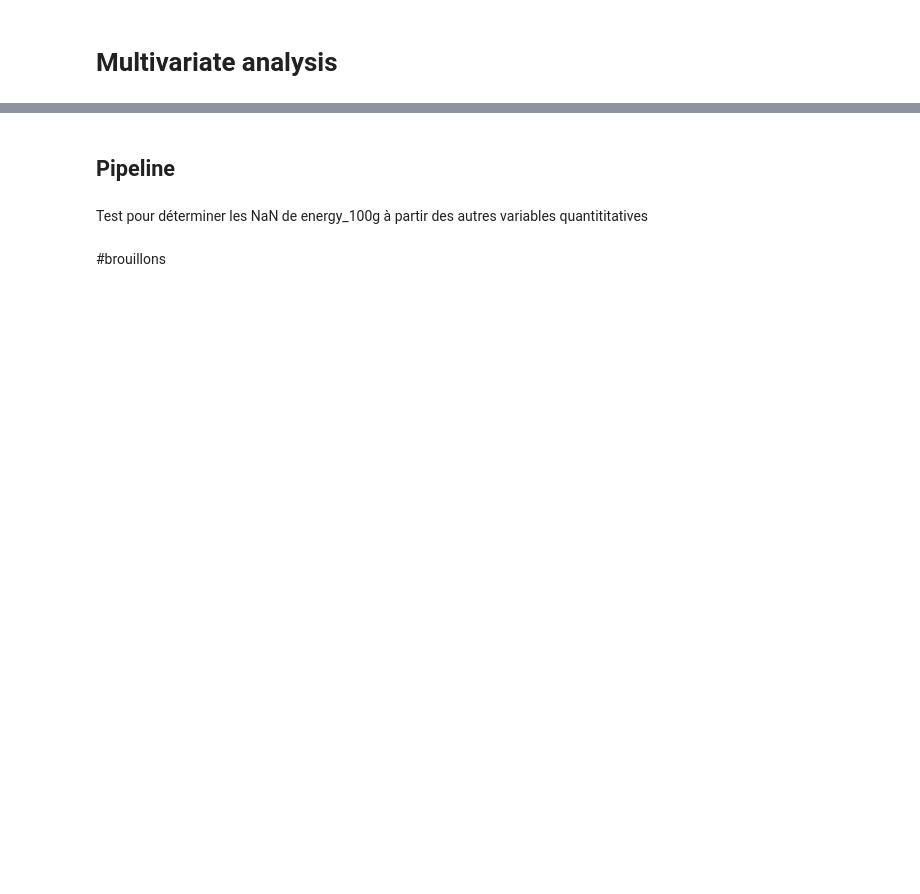
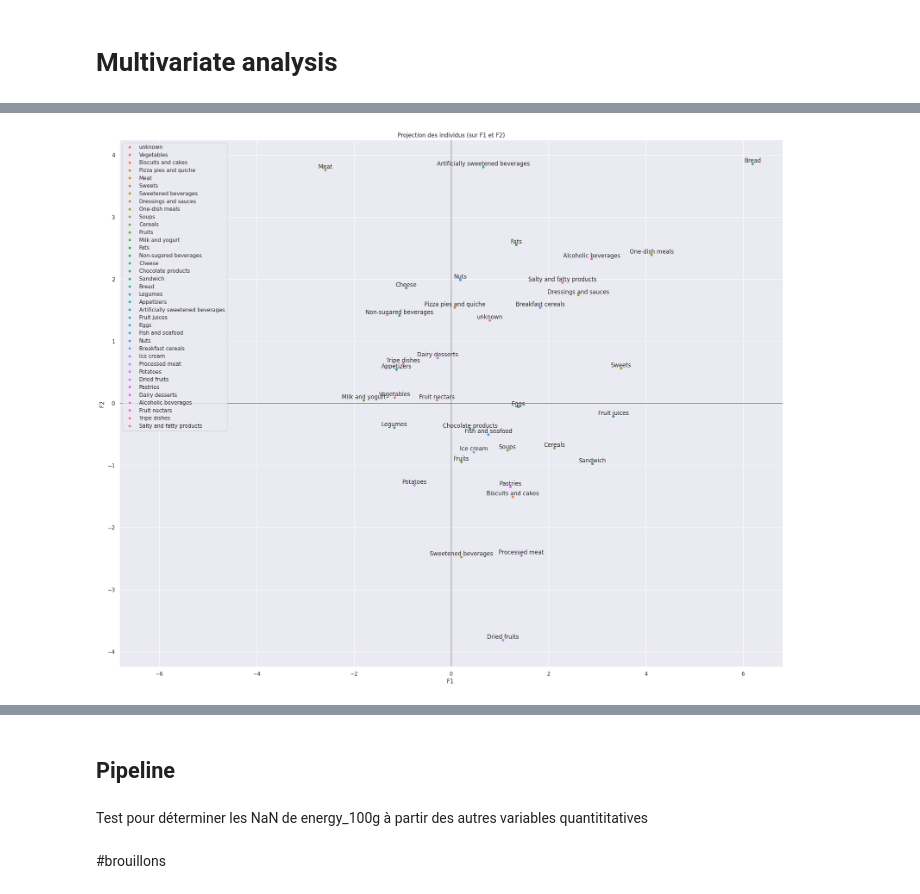
Before and after one commit to helenatong/oc_p3_cleaning_dataset_and_analysis, a Jupyter notebook: project3_cleaning.ipynb, the cells around one changed output, grey strips where cells are left out. Saved outputs shown, nothing was run; the diff lists cells and outputs as text; code cells hidden in the pictures; blank space fills up the shorter version.

```diff
--- a/project3_cleaning.ipynb
+++ b/project3_cleaning.ipynb
@@ -736,0 +996,3 @@ plt.show(block=False)
+# %%
+X_proj = pca.transform(X_scaled)
+X_proj[:5]
@@ -736,0 +1109,22 @@ plt.show(block=False)
+# %%
+from sklearn.cluster import KMeans
+import numpy as np
+
+# Données d'exemple
+X = X_proj
+
+# Nombre de clusters souhaités
+n_clusters = df['pnns_groups_2'].nunique()
+
+# Créer un modèle K-means
+kmeans = KMeans(n_clusters=n_clusters)
+
+# Adapter le modèle aux données
+kmeans.fit(X)
+
+# Obtenir les centres de chaque cluster
+cluster_centers = kmeans.cluster_centers_
+
+# Visualiser les centres des clusters
+print("Centres des clusters :")
+print(cluster_centers)
@@ -736,0 +1149,8 @@ plt.show(block=False)
+# %%
+x_y = [0,1]
+unique_values = df['pnns_groups_2'].unique()
+
+# Appeler display_factorial_planes avec les coordonnées x et y
+display_factorial_planes(cluster_centers, x_y, labels=unique_values, alpha=1, figsize=(25, 20), clusters=unique_values)
+# %% [output]
+[figure, added]
```
Also changed, not shown: parts of 43 cells of this notebook.
